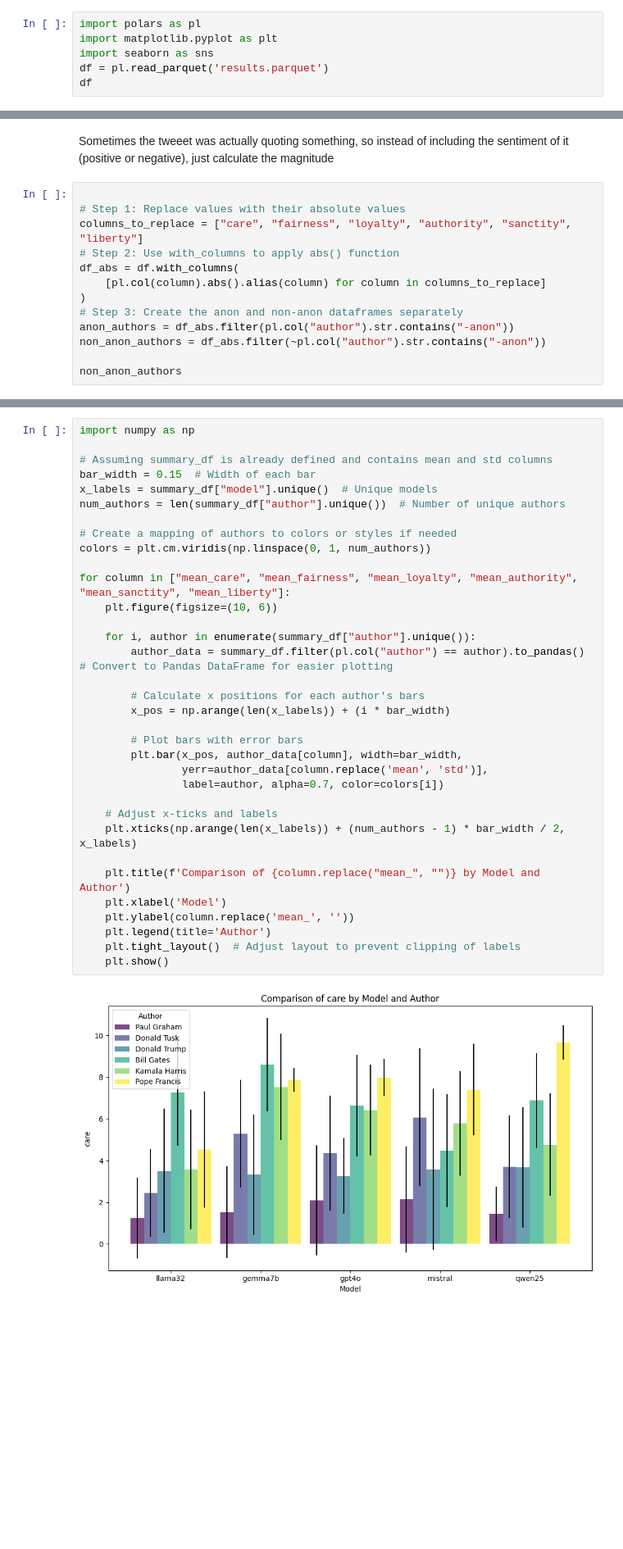
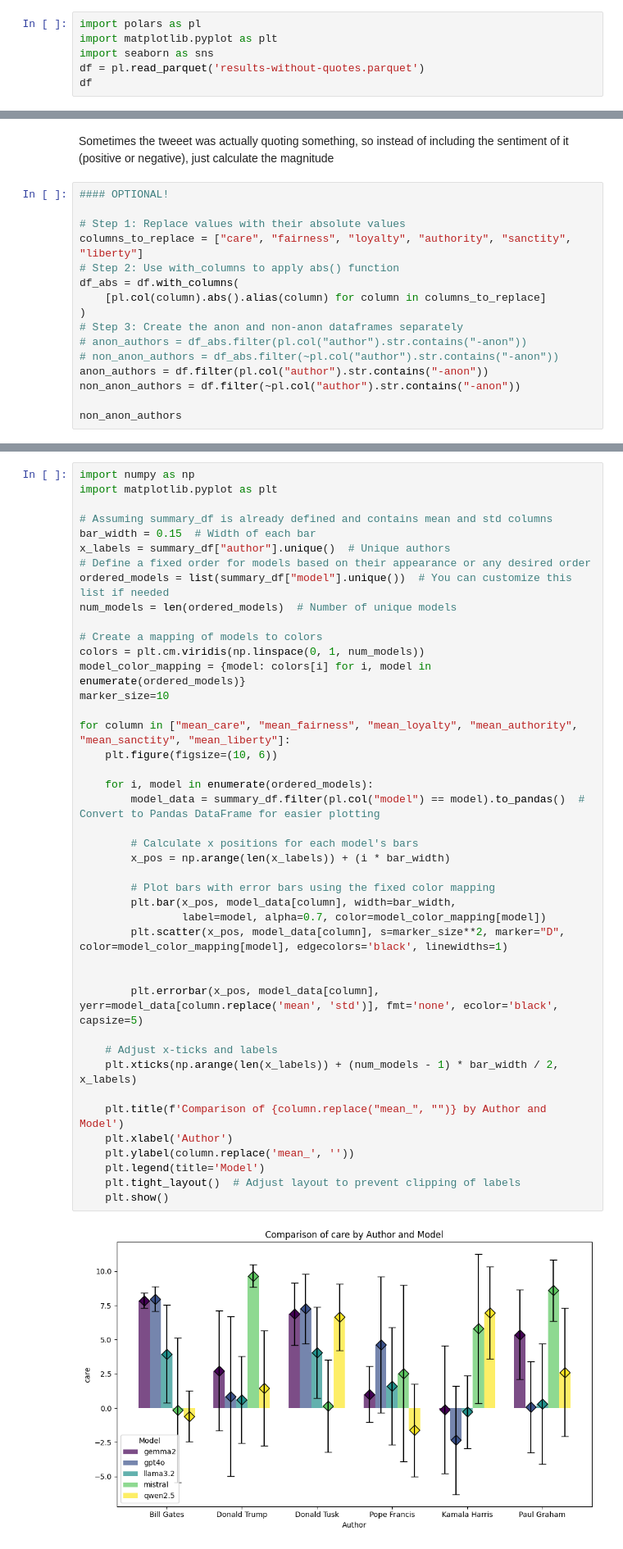
Before and after one commit to pmaciolek/mftl, a Jupyter notebook: results-summary.ipynb, the cells around one changed output, grey strips where cells are left out. Shown at 82% size. Cells and saved outputs as stored; diff of their text form; blank space fills up the shorter version.

```diff
--- a/results-summary.ipynb
+++ b/results-summary.ipynb
@@ -2,6 +5,6 @@
 import polars as pl
 import matplotlib.pyplot as plt
 import seaborn as sns
-df = pl.read_parquet('results.parquet')
+df = pl.read_parquet('results-without-quotes.parquet')
 df
 # %% [output]
@@ -58,6 +63,7 @@ shape: (534, 8)
 # %% [markdown]
 Sometimes the tweeet was actually quoting something, so instead of including the sentiment of it (positive or negative), just calculate the magnitude
 # %%
+#### OPTIONAL!
 
 # Step 1: Replace values with their absolute values
 columns_to_replace = ["care", "fairness", "loyalty", "authority", "sanctity", "liberty"]
@@ -66,8 +72,10 @@ df_abs = df.with_columns(
     [pl.col(column).abs().alias(column) for column in columns_to_replace]
 )
 # Step 3: Create the anon and non-anon dataframes separately
-anon_authors = df_abs.filter(pl.col("author").str.contains("-anon"))
-non_anon_authors = df_abs.filter(~pl.col("author").str.contains("-anon"))
+# anon_authors = df_abs.filter(pl.col("author").str.contains("-anon"))
+# non_anon_authors = df_abs.filter(~pl.col("author").str.contains("-anon"))
+anon_authors = df.filter(pl.col("author").str.contains("-anon"))
+non_anon_authors = df.filter(~pl.col("author").str.contains("-anon"))
 
 non_anon_authors
 # %% [output]
@@ -105,37 +113,45 @@ summary_df = (
 )
 # %%
 import numpy as np
+import matplotlib.pyplot as plt
 
 # Assuming summary_df is already defined and contains mean and std columns
 bar_width = 0.15  # Width of each bar
-x_labels = summary_df["model"].unique()  # Unique models
-num_authors = len(summary_df["author"].unique())  # Number of unique authors
+x_labels = summary_df["author"].unique()  # Unique authors
+# Define a fixed order for models based on their appearance or any desired order
+ordered_models = list(summary_df["model"].unique())  # You can customize this list if needed
+num_models = len(ordered_models)  # Number of unique models
 
-# Create a mapping of authors to colors or styles if needed
-colors = plt.cm.viridis(np.linspace(0, 1, num_authors))
+# Create a mapping of models to colors
+colors = plt.cm.viridis(np.linspace(0, 1, num_models))
+model_color_mapping = {model: colors[i] for i, model in enumerate(ordered_models)}
+marker_size=10
 
 for column in ["mean_care", "mean_fairness", "mean_loyalty", "mean_authority", "mean_sanctity", "mean_liberty"]:
     plt.figure(figsize=(10, 6))
 
-    for i, author in enumerate(summary_df["author"].unique()):
-        author_data = summary_df.filter(pl.col("author") == author).to_pandas()  # Convert to Pandas DataFrame for easier plotting
+    for i, model in enumerate(ordered_models):
+        model_data = summary_df.filter(pl.col("model") == model).to_pandas()  # Convert to Pandas DataFrame for easier plotting
 
-        # Calculate x positions for each author's bars
+        # Calculate x positions for each model's bars
         x_pos = np.arange(len(x_labels)) + (i * bar_width)
 
-        # Plot bars with error bars
-        plt.bar(x_pos, author_data[column], width=bar_width,
-                yerr=author_data[column.replace('mean', 'std')],
-                label=author, alpha=0.7, color=colors[i])
+        # Plot bars with error bars using the fixed color mapping
+        plt.bar(x_pos, model_data[column], width=bar_width,
+                label=model, alpha=0.7, color=model_color_mapping[model])
+        plt.scatter(x_pos, model_data[column], s=marker_size**2, marker="D", color=model_color_mapping[model], edgecolors='black', linewidths=1)
+
+
+        plt.errorbar(x_pos, model_data[column], yerr=model_data[column.replace('mean', 'std')], fmt='none', ecolor='black', capsize=5)
 
     # Adjust x-ticks and labels
-    plt.xticks(np.arange(len(x_labels)) + (num_authors - 1) * bar_width / 2, x_labels)
+    plt.xticks(np.arange(len(x_labels)) + (num_models - 1) * bar_width / 2, x_labels)
 
-    plt.title(f'Comparison of {column.replace("mean_", "")} by Model and Author')
-    plt.xlabel('Model')
+    plt.title(f'Comparison of {column.replace("mean_", "")} by Author and Model')
+    plt.xlabel('Author')
     plt.ylabel(column.replace('mean_', ''))
-    plt.legend(title='Author')
+    plt.legend(title='Model')
     plt.tight_layout()  # Adjust layout to prevent clipping of labels
     plt.show()
 # %% [output]
-[figure, old version]
+[figure, new version]
```
Also changed, not shown: parts of 12 cells of this notebook, 8 other files.
